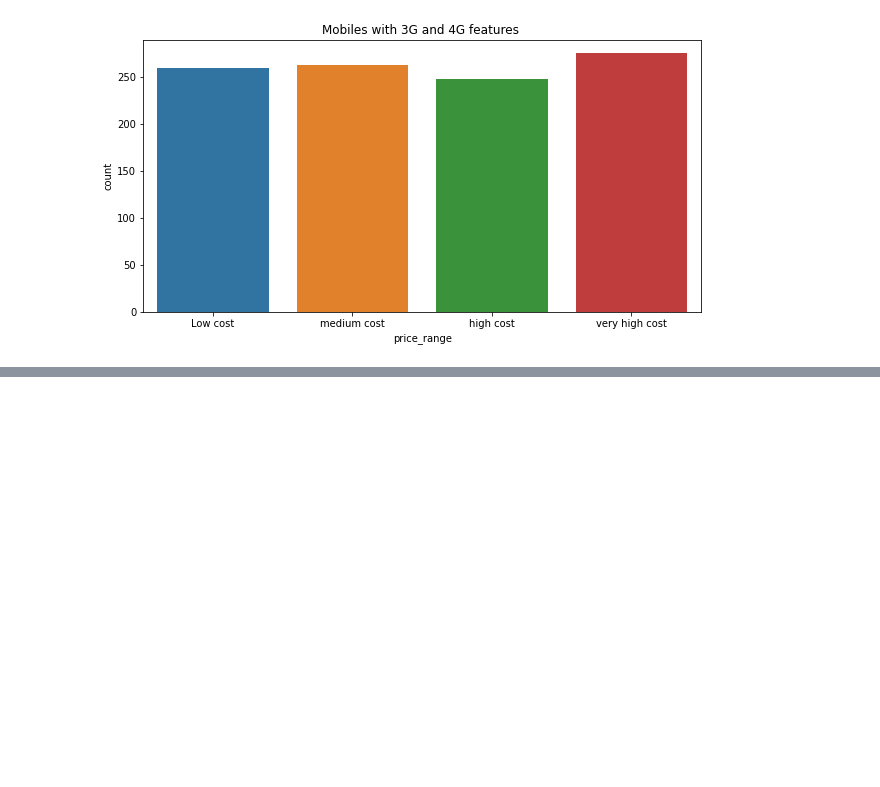
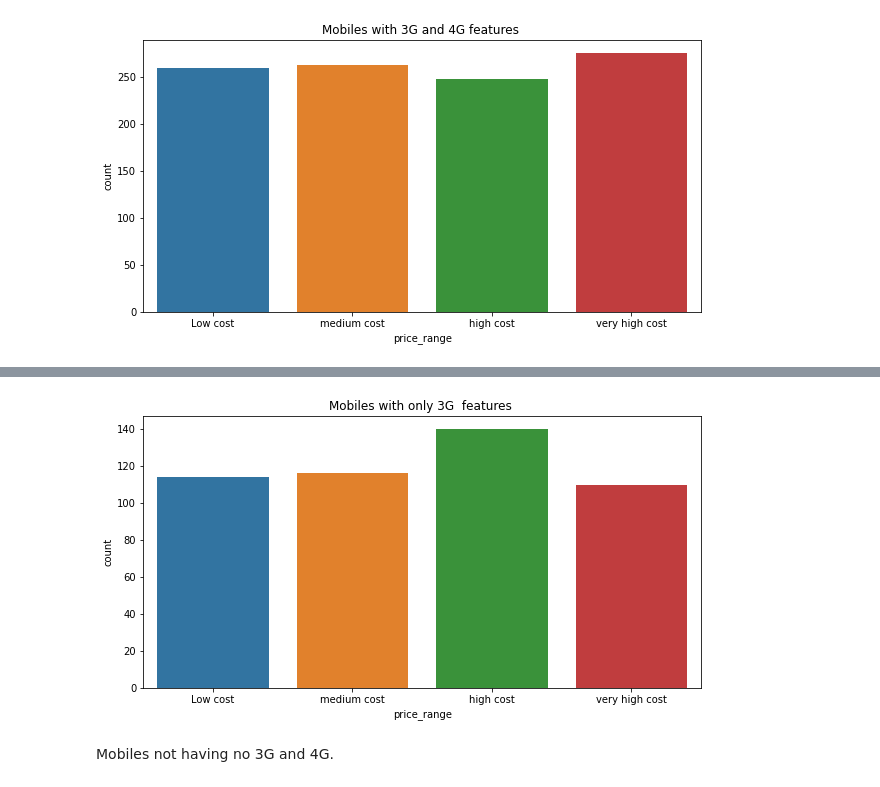
Before and after one commit to shub0411/Mobile_Price_Range_Prediction, a Jupyter notebook: Mobile_Price_Range_Prediction_Classification_Problem_Capstone_Project.ipynb, the cells around one changed output, grey strips where cells are left out. Drawn from its saved outputs; the diff is of its cells as text; code cells hidden in the pictures; blank space fills up the shorter version.

```diff
--- a/Mobile_Price_Range_Prediction_Classification_Problem_Capstone_Project.ipynb
+++ b/Mobile_Price_Range_Prediction_Classification_Problem_Capstone_Project.ipynb
@@ -123,0 +132,8 @@ The number of duplicate values in the data set is =  0
+# %%
+mobile_df=mobile_df[mobile_df['px_height']!=0]
+# %%
+mobile_df['sc_w']=mobile_df['sc_w'].replace(0,np.nan)
+# %%
+from sklearn.impute import KNNImputer
+impute_knn = KNNImputer(n_neighbors=1)
+mobile_df=pd.DataFrame(impute_knn.fit_transform(mobile_df),columns=mobile_df.columns)
@@ -237,0 +264,2 @@ plt.show()
+# %%
+three_g_df=mobile_df[(mobile_df['three_g']==1) & (mobile_df['four_g']!=1)]
@@ -237,0 +282,10 @@ plt.show()
+# %%
+plt.figure(figsize=(10,5))
+sns.countplot(three_g_df['price_range'])
+plt.xticks(ticks=[0,1,2,3],labels=['Low cost','medium cost','high cost','very high cost'])
+plt.title("Mobiles with only 3G  features ")
+plt.show()
+# %% [output]
+[figure, added]
+# %% [markdown]
+Mobiles not having no 3G and 4G.
```
Also changed, not shown: parts of 22 cells of this notebook.
